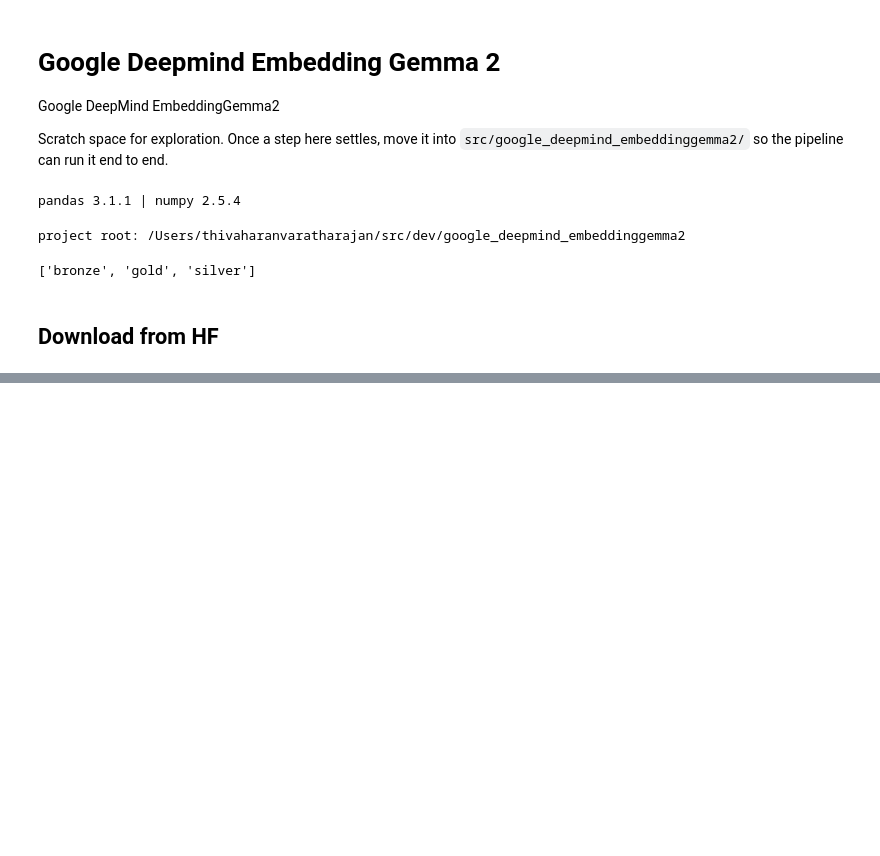
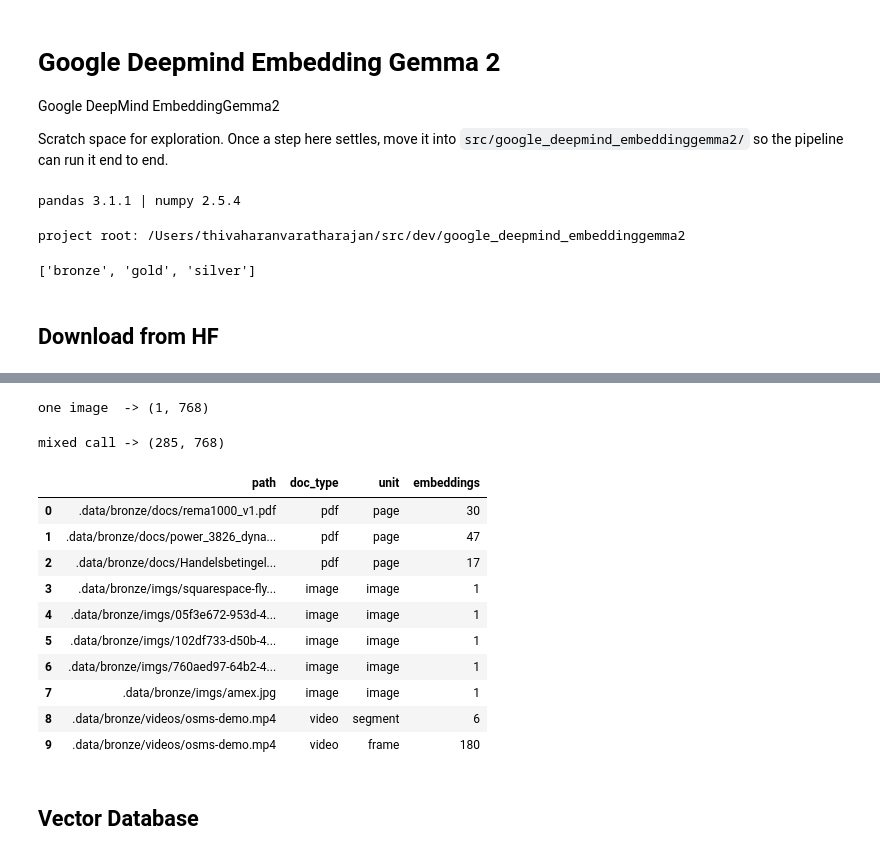
Before and after one commit to ThivaV/google_deepmind_embeddinggemma2, a Jupyter notebook: notebooks/google_deepmind_embeddinggemma2.ipynb, the cells around one changed output, grey strips where cells are left out. Cells and saved outputs as stored; diff of their text form; code cells hidden in the pictures; blank space fills up the shorter version.

```diff
--- a/notebooks/google_deepmind_embeddinggemma2.ipynb
+++ b/notebooks/google_deepmind_embeddinggemma2.ipynb
@@ -88,0 +377,43 @@ model saved to: .models/embeddinggemma-2
+# %%
+# Examples: document type(s) + location(s) in, embeddings out
+
+# One document
+flyer = generate_embeddings("image", ".data/bronze/imgs/squarespace-flyer-example.jpg")
+print("one image  ->", np.vstack(flyer["embedding"]).shape)
+
+# Several documents in several formats, in one call
+mixed = generate_embeddings({
+    "pdf": [
+        ".data/bronze/docs/rema1000_v1.pdf",
+        ".data/bronze/docs/power_3826_dynamic.pdf",
+        ".data/bronze/docs/Handelsbetingelser_føtex.dk_-_1.48.pdf"
+    ],
+    "images": [
+        ".data/bronze/imgs/squarespace-flyer-example.jpg",
+        ".data/bronze/imgs/05f3e672-953d-4ef8-915b-49a902171dbd.png",
+        ".data/bronze/imgs/102df733-d50b-46b3-ac95-eb628953b2cc.png",
+        ".data/bronze/imgs/760aed97-64b2-491f-a646-32c19e390e28.png",
+        ".data/bronze/imgs/amex.jpg"
+    ],
+    "video": [
+        ".data/bronze/videos/osms-demo.mp4"
+    ],
+})
+print("mixed call ->", np.vstack(mixed["embedding"]).shape)
+mixed.groupby(["path", "doc_type", "unit"], sort=False).size().rename("embeddings").reset_index()
+# %% [output]
+one image  -> (1, 768)
+mixed call -> (285, 768)
+|  | path | doc_type | unit | embeddings |
+| 0 | .data/bronze/docs/rema1000_v1.pdf | pdf | page | 30 |
+| 1 | .data/bronze/docs/power_3826_dyna... | pdf | page | 47 |
+| 2 | .data/bronze/docs/Handelsbetingel... | pdf | page | 17 |
+| 3 | .data/bronze/imgs/squarespace-fly... | image | image | 1 |
+| 4 | .data/bronze/imgs/05f3e672-953d-4... | image | image | 1 |
+| 5 | .data/bronze/imgs/102df733-d50b-4... | image | image | 1 |
+| 6 | .data/bronze/imgs/760aed97-64b2-4... | image | image | 1 |
+| 7 | .data/bronze/imgs/amex.jpg | image | image | 1 |
+| 8 | .data/bronze/videos/osms-demo.mp4 | video | segment | 6 |
+| 9 | .data/bronze/videos/osms-demo.mp4 | video | frame | 180 |
+# %% [markdown]
+## Vector Database
```
Also changed, not shown: parts of 10 cells of this notebook, 1 other file.
